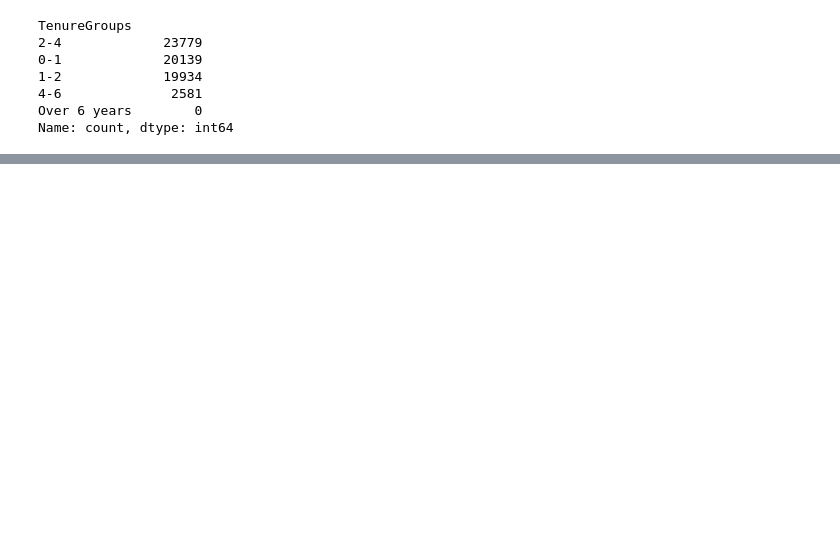
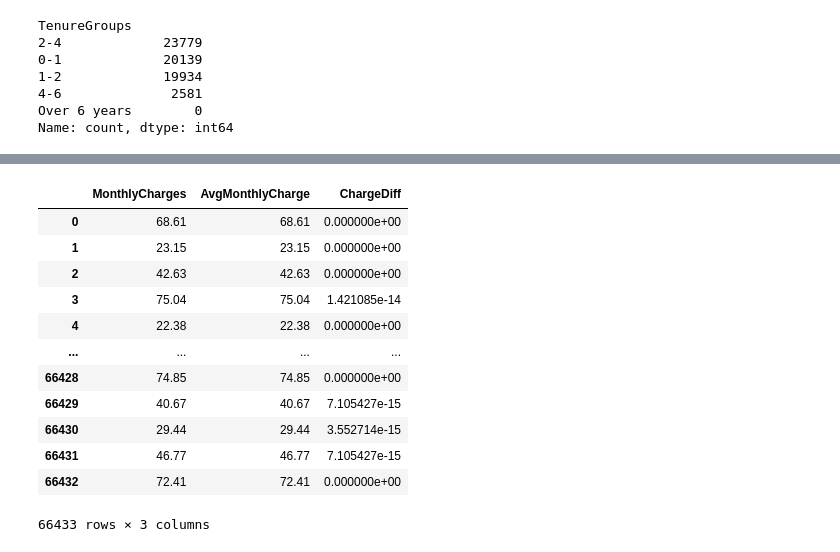
Before and after one commit to igorlam00237/telcoconnect-churn, a Jupyter notebook: notebooks/03_data_feature_engineering.ipynb, the cells around one changed output, grey strips where cells are left out. Cells and saved outputs as stored; diff of their text form; code cells hidden in the pictures; blank space fills up the shorter version.

```diff
--- a/notebooks/03_data_feature_engineering.ipynb
+++ b/notebooks/03_data_feature_engineering.ipynb
@@ -153,0 +435,20 @@ Name: count, dtype: int64
+# %%
+# Creating the feature
+df_cleaned_telco["ChargeDiff"] = df_cleaned_telco["MonthlyCharges"] - df_cleaned_telco["AvgMonthlyCharge"]
+# %%
+# Checking
+df_cleaned_telco[["MonthlyCharges", "AvgMonthlyCharge", "ChargeDiff"]]
+# %% [output]
+|  | MonthlyCharges | AvgMonthlyCharge | ChargeDiff |
+| 0 | 68.61 | 68.61 | 0.000000e+00 |
+| 1 | 23.15 | 23.15 | 0.000000e+00 |
+| 2 | 42.63 | 42.63 | 0.000000e+00 |
+| 3 | 75.04 | 75.04 | 1.421085e-14 |
+| 4 | 22.38 | 22.38 | 0.000000e+00 |
+| ... | ... | ... | ... |
+| 66428 | 74.85 | 74.85 | 0.000000e+00 |
+| 66429 | 40.67 | 40.67 | 7.105427e-15 |
+| 66430 | 29.44 | 29.44 | 3.552714e-15 |
+| 66431 | 46.77 | 46.77 | 7.105427e-15 |
+| 66432 | 72.41 | 72.41 | 0.000000e+00 |
+66433 rows × 3 columns
```
Also changed, not shown: parts of 45 cells of this notebook, 1 other file.
